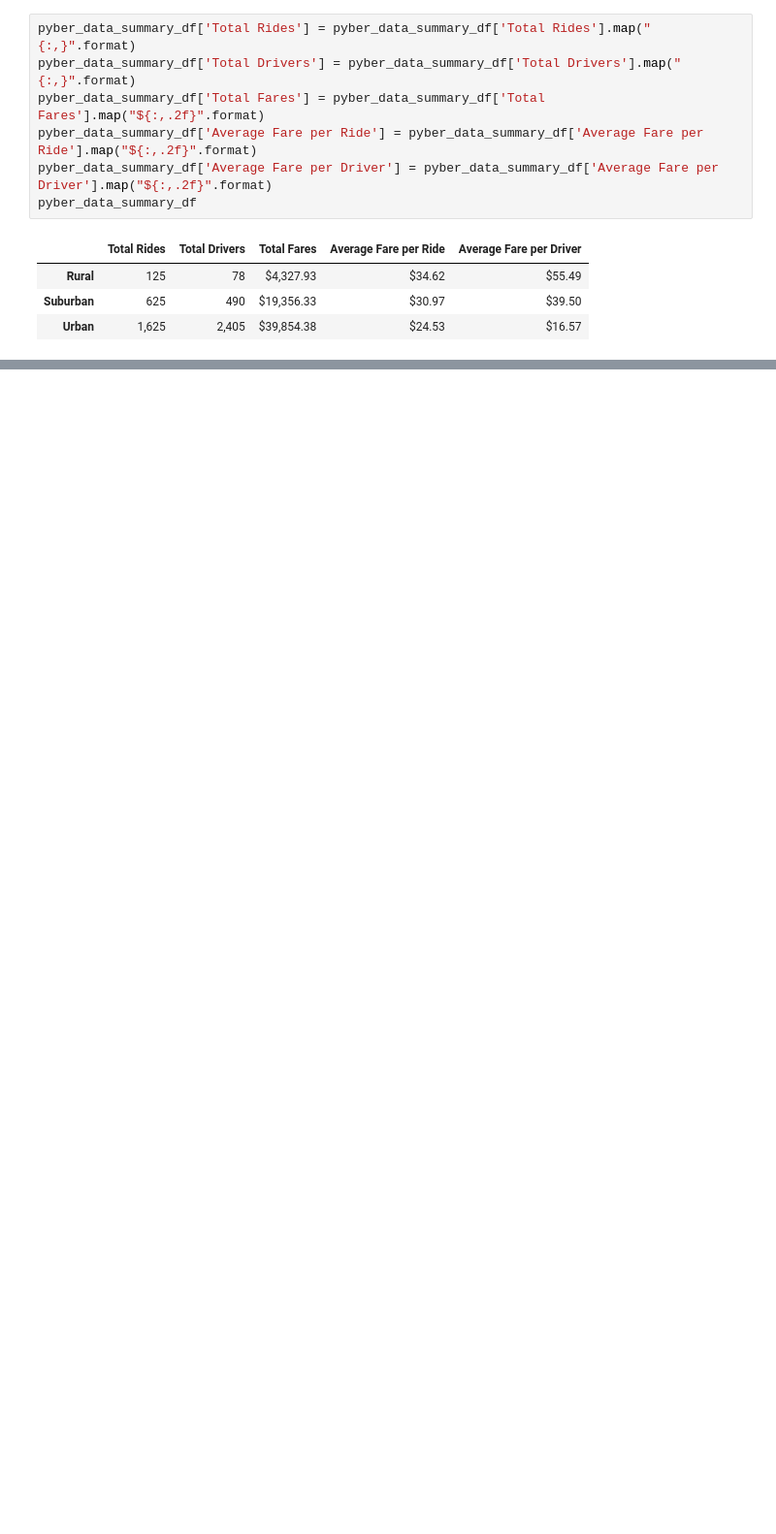
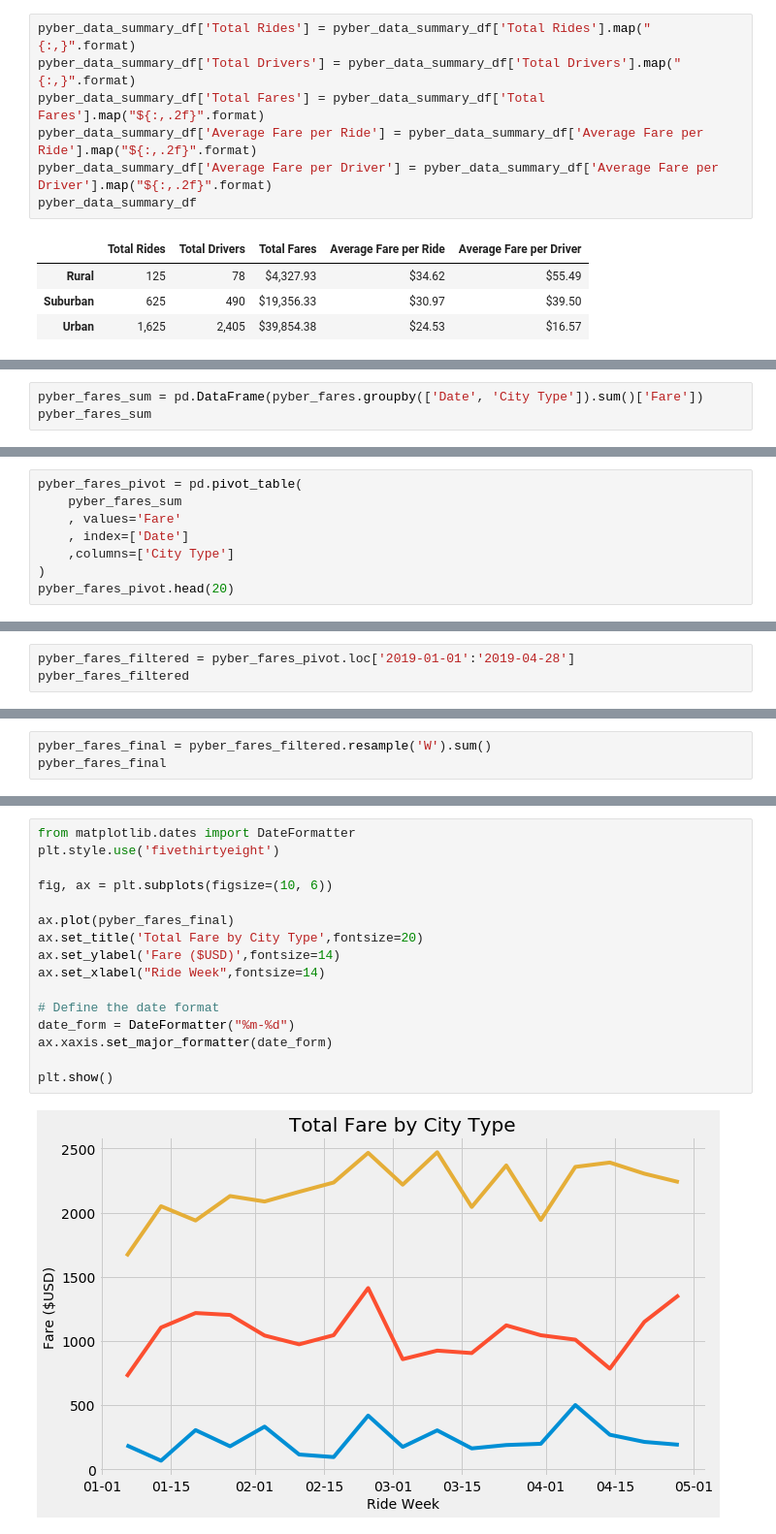
Before and after one commit to csparkma/berkeley-PyBer-Analysis, a Jupyter notebook: PyBer Challenge.ipynb, the cells around one changed output, grey strips where cells are left out. Shown: that part at 97% size. Drawn from its saved outputs; the diff is of its cells as text; blank space fills up the shorter version.

```diff
--- a/PyBer Challenge.ipynb
+++ b/PyBer Challenge.ipynb
@@ -823,0 +169,3 @@ pyber_data_summary_df
+# %%
+pyber_fares_sum = pd.DataFrame(pyber_fares.groupby(['Date', 'City Type']).sum()['Fare'])
+pyber_fares_sum
@@ -823,0 +203,8 @@ pyber_data_summary_df
+# %%
+pyber_fares_pivot = pd.pivot_table(
+    pyber_fares_sum
+    , values='Fare'
+    , index=['Date']
+    ,columns=['City Type']
+)
+pyber_fares_pivot.head(20)
@@ -823,0 +230,3 @@ pyber_data_summary_df
+# %%
+pyber_fares_filtered = pyber_fares_pivot.loc['2019-01-01':'2019-04-28']
+pyber_fares_filtered
@@ -823,0 +248,3 @@ pyber_data_summary_df
+# %%
+pyber_fares_final = pyber_fares_filtered.resample('W').sum()
+pyber_fares_final
@@ -823,0 +273,18 @@ pyber_data_summary_df
+# %%
+from matplotlib.dates import DateFormatter
+plt.style.use('fivethirtyeight')
+
+fig, ax = plt.subplots(figsize=(10, 6))
+
+ax.plot(pyber_fares_final)
+ax.set_title('Total Fare by City Type',fontsize=20)
+ax.set_ylabel('Fare ($USD)',fontsize=14)
+ax.set_xlabel("Ride Week",fontsize=14)
+
+# Define the date format
+date_form = DateFormatter("%m-%d")
+ax.xaxis.set_major_formatter(date_form)
+
+plt.show()
+# %% [output]
+[figure, added]
```
Also changed, not shown: parts of 80 cells of this notebook.
